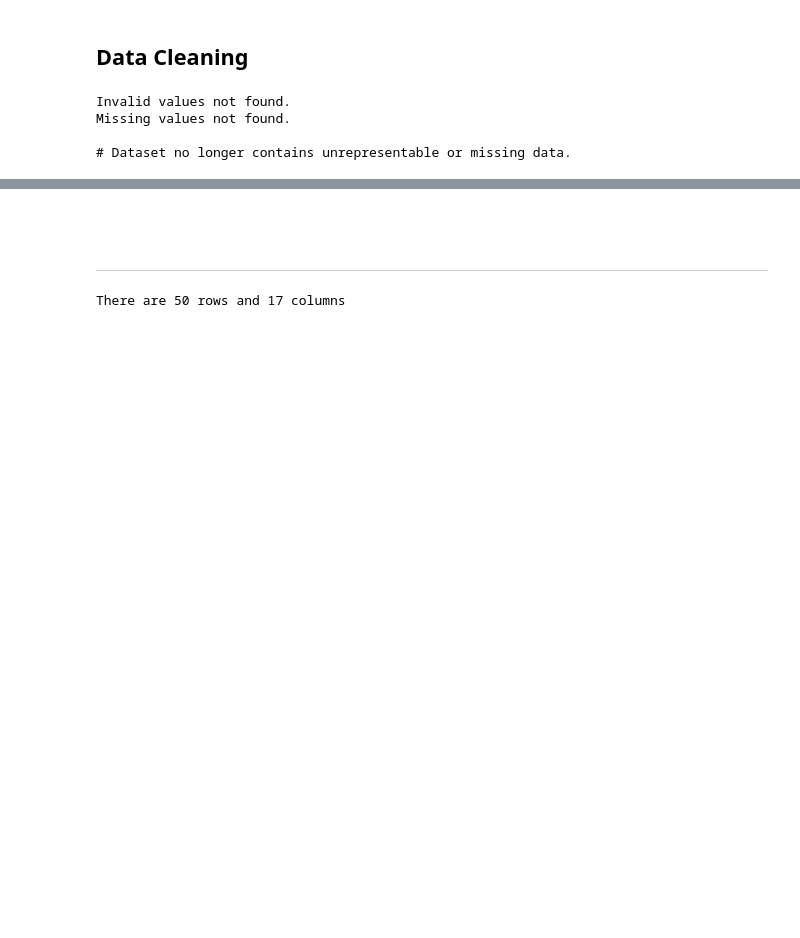
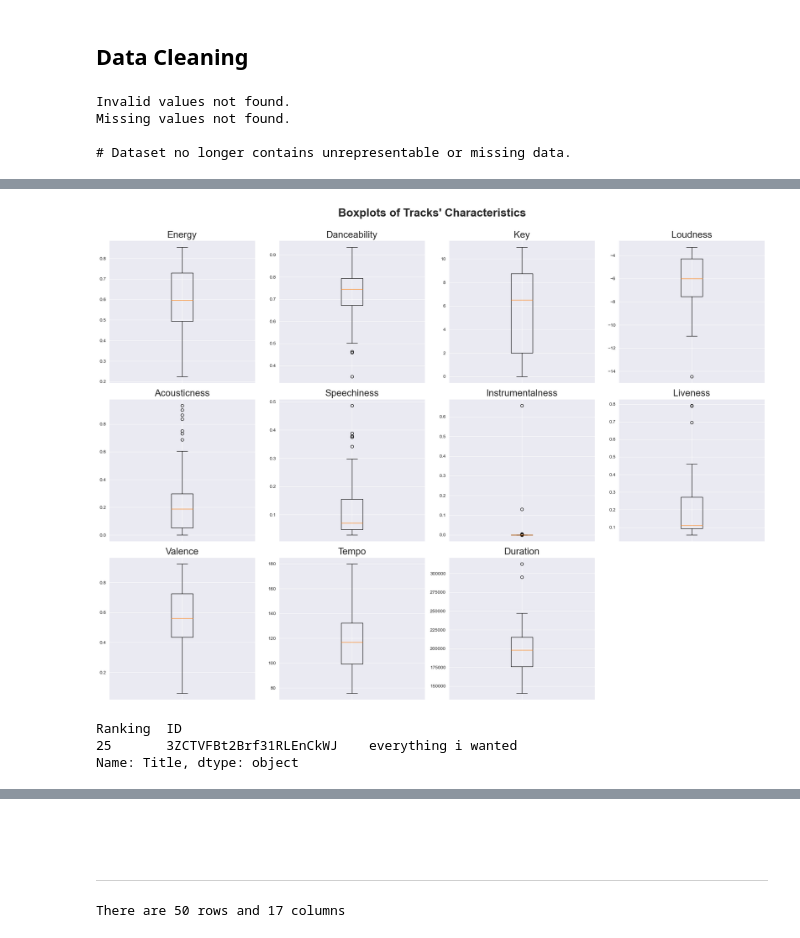
Before and after one commit to 2HO4/SpotifySongs, a Jupyter notebook: EDA_SpotifyTopTracks.ipynb, the cells around one changed output, grey strips where cells are left out. Saved outputs shown, nothing was run; the diff lists cells and outputs as text; code cells hidden in the pictures; blank space fills up the shorter version.

```diff
--- a/EDA_SpotifyTopTracks.ipynb
+++ b/EDA_SpotifyTopTracks.ipynb
@@ -137,19 +138,25 @@ Missing values not found.
 # REMOVING DUPLICATE SAMPLES & FEATURES
 
 # Remove duplicated IDs
-uniqueIDs = DATA.index.unique()
+IDs = DATA.index.get_level_values(1)
 
-if uniqueIDs.size != DATA.shape[0]:
-    duplicatedIDs = DATA.index.duplicated()
+if IDs.unique().size != DATA.shape[0]:
+    duplicatedIDs = IDs.duplicated()
     print('Duplicated IDs:', ', '.join(DATA[duplicatedIDs]))
     DATA = DATA[~duplicatedIDs]
+
+else:
+    print('Duplicated IDs not found.')
 
 # Remove duplicated tracks
 uniqueTracks = DATA['Title'].unique()
 
 if uniqueTracks.size != DATA.shape[0]:
     print('Duplicated Tracks:', ', '.join(DATA['Title'].duplicated()))
-    DATA.drop_duplicates(subset=('Track'), inplace=True)
+    DATA.drop_duplicates(subset='Track', inplace=True)
+
+else:
+    print('Duplicated tracks not found.')
 
 
 print('\n# Dataset no longer contains duplicated observations.')
@@ -159,0 +186,41 @@ print('\n# Dataset no longer contains duplicated observations.')
+# %%
+# Boxplots of quantitative data
+## List of the names of columns with quantitative data
+columns_numeric = DATA.select_dtypes(include=('float64', 'int64')).columns.tolist()
+
+## Create a figure with subplots
+n_rows = 3
+figure, axes = plt.subplots(
+    ncols=divmod(len(columns_numeric), n_rows),
+    nrows=n_rows,
+    dpi=100,
+    figsize=(20, 15)
+)
+axes = axes.flatten()
+
+## Plot a boxplot for each column
+for i, col in enumerate(columns_numeric):
+    axes[i].boxplot(DATA[col])
+    axes[i].set_title(col, fontsize=20)
+    axes[i].set_xticklabels([])
+
+## Remove the last empty subplot, adjust layout and title
+figure.suptitle(
+    'Boxplots of Tracks\' Characteristics\n',
+    fontsize=24,
+    fontweight='bold'
+)
+figure.subplots_adjust(hspace=0.2, wspace=0.2)
+figure.tight_layout()
+figure.delaxes(axes[11])
+
+## Display the plot
+plt.show()
+# %% [output]
+[figure, added]
+# %%
+DATA['Title'][DATA['Loudness'] < -12]
+# %% [output]
+Ranking  ID
+25       3ZCTVFBt2Brf31RLEnCkWJ    everything i wanted
+Name: Title, dtype: object
```
Also changed, not shown: parts of 8 cells of this notebook.
